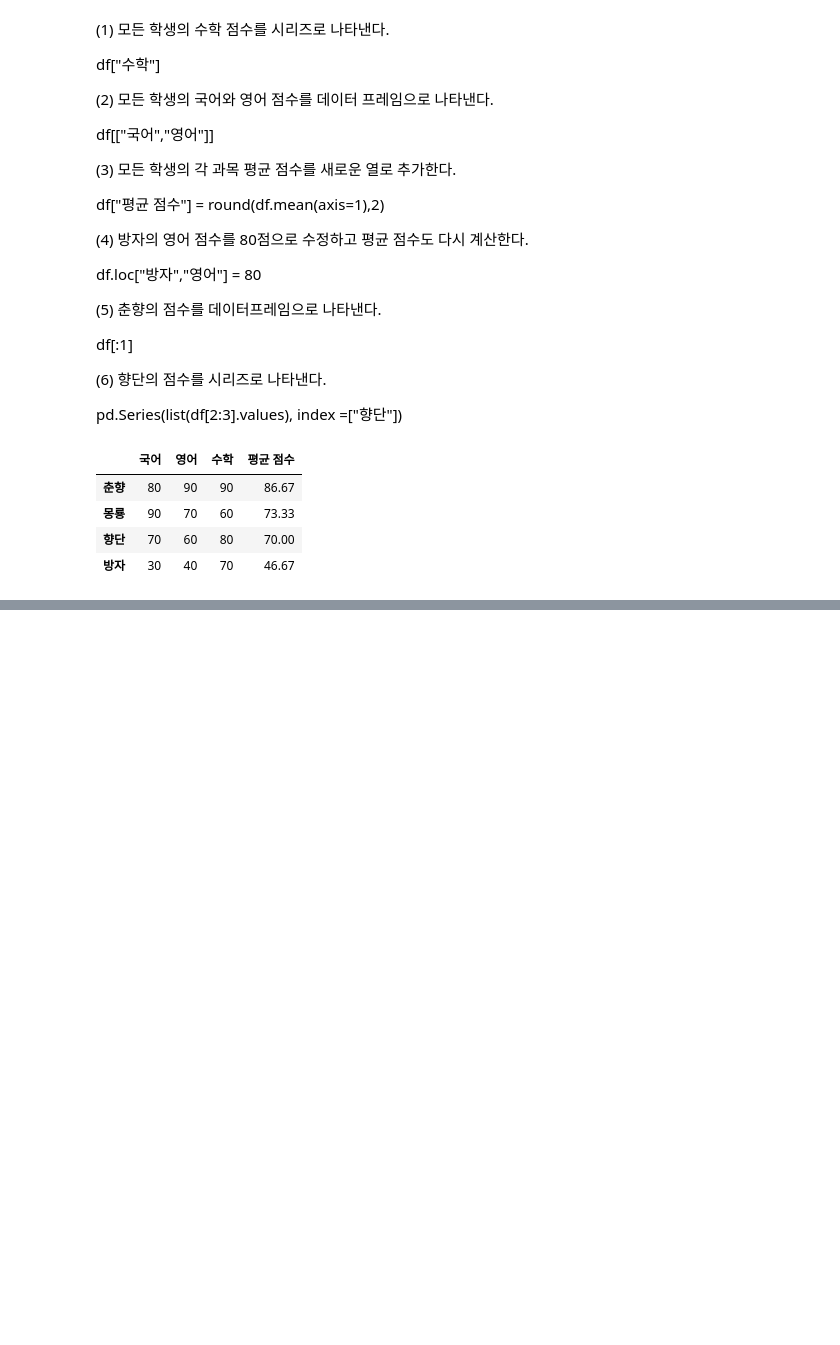
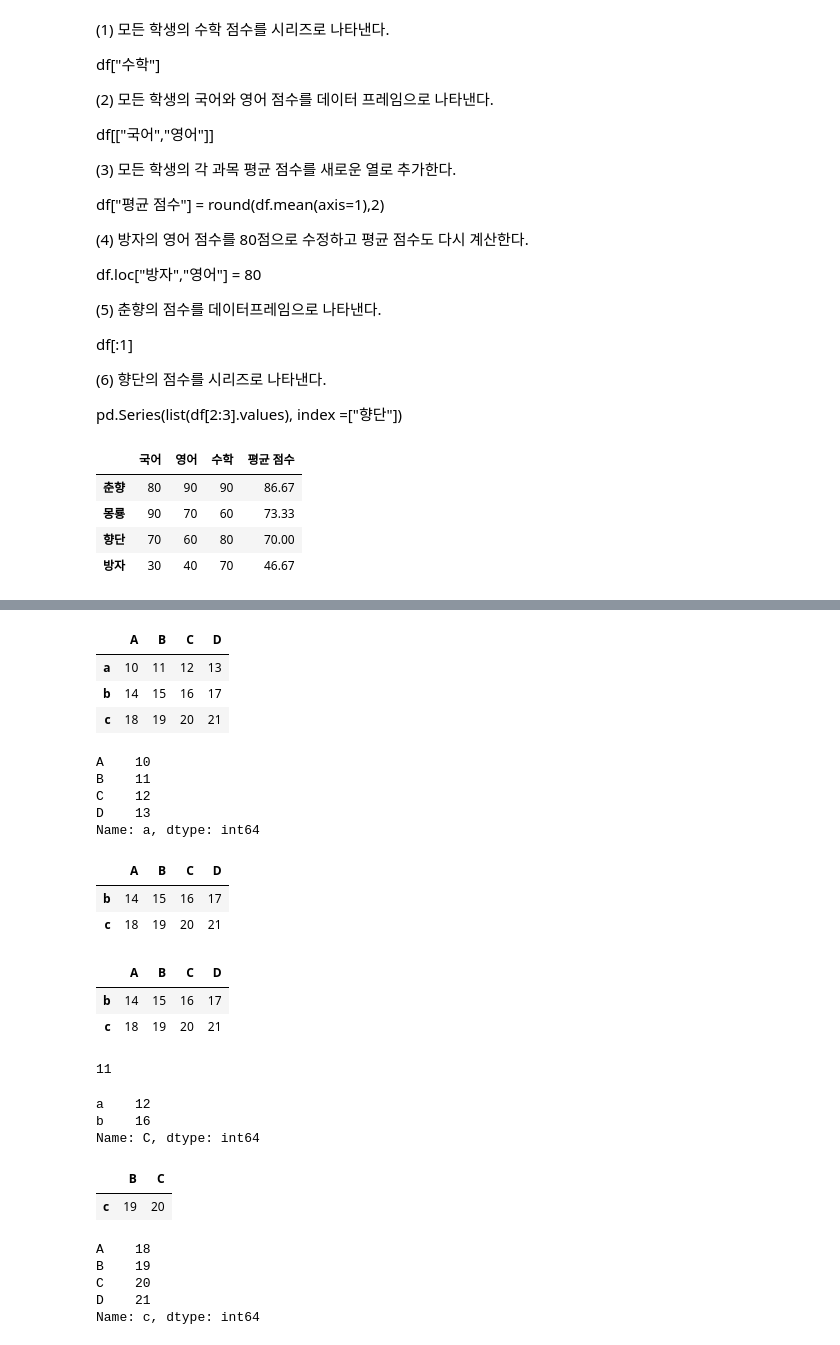
Before and after one commit to yunaasi/Python-Data-Mining, a Jupyter notebook: 데이터사이언스개론 개인공부/4장- pandas.ipynb, the cells around one changed output, grey strips where cells are left out. Cells and saved outputs as stored; diff of their text form; code cells hidden in the pictures; blank space fills up the shorter version.

```diff
--- a/데이터사이언스개론 개인공부/4장- pandas.ipynb
+++ b/데이터사이언스개론 개인공부/4장- pandas.ipynb
@@ -358,0 +389,60 @@ df
+# %%
+df = pd.DataFrame(np.arange(10, 22).reshape(3, 4),
+                  index=["a", "b", "c"],
+                  columns=["A", "B", "C", "D"])
+df
+# %% [output]
+|  | A | B | C | D |
+| a | 10 | 11 | 12 | 13 |
+| b | 14 | 15 | 16 | 17 |
+| c | 18 | 19 | 20 | 21 |
+# %%
+# 인덱싱 데이터 하나만 받는 경우
+df.loc["a"]
+# %% [output]
+A    10
+B    11
+C    12
+D    13
+Name: a, dtype: int64
+# %%
+# 인덱싱 데이터 슬라이싱 하는 경우, loc을 쓴 버전과 안쓴 버전의 값이 동일하게 나온다.
+df.loc["b":"c"]
+df["b":"c"]
+# %% [output]
+|  | A | B | C | D |
+| b | 14 | 15 | 16 | 17 |
+| c | 18 | 19 | 20 | 21 |
+# %%
+# 인덱싱 데이터의 리스트도 가능하며, 리스트는 loc을 쓰지 않으면 keyError가 뜬다
+df.loc[["b", "c"]]
+# %% [output]
+|  | A | B | C | D |
+| b | 14 | 15 | 16 | 17 |
+| c | 18 | 19 | 20 | 21 |
+# %%
+#iloc 인덱서 사용
+df.iloc[0, 1]
+# %% [output]
+11
+# %%
+df.iloc[:2, 2]
+# %% [output]
+a    12
+b    16
+Name: C, dtype: int64
+# %%
+#인덱스 라벨도 같이 가져오기 위해서는 범위 설정
+df.iloc[2:3, 1:3]
+# %% [output]
+|  | B | C |
+| c | 19 | 20 |
+# %%
+# loc과 동일하게 iloc 도 값이 하나만 들어가면, 행 전체를 선택함
+df.iloc[-1]
+# %% [output]
+A    18
+B    19
+C    20
+D    21
+Name: c, dtype: int64
```
Also changed, not shown: parts of 19 cells of this notebook.
